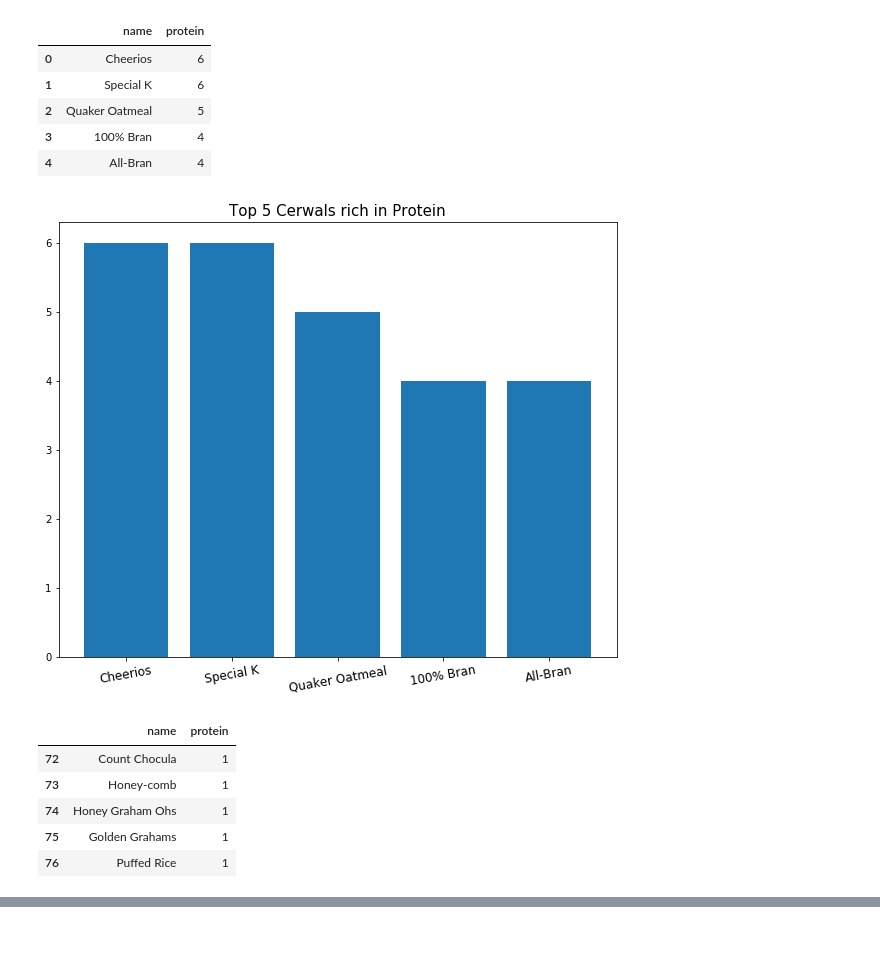
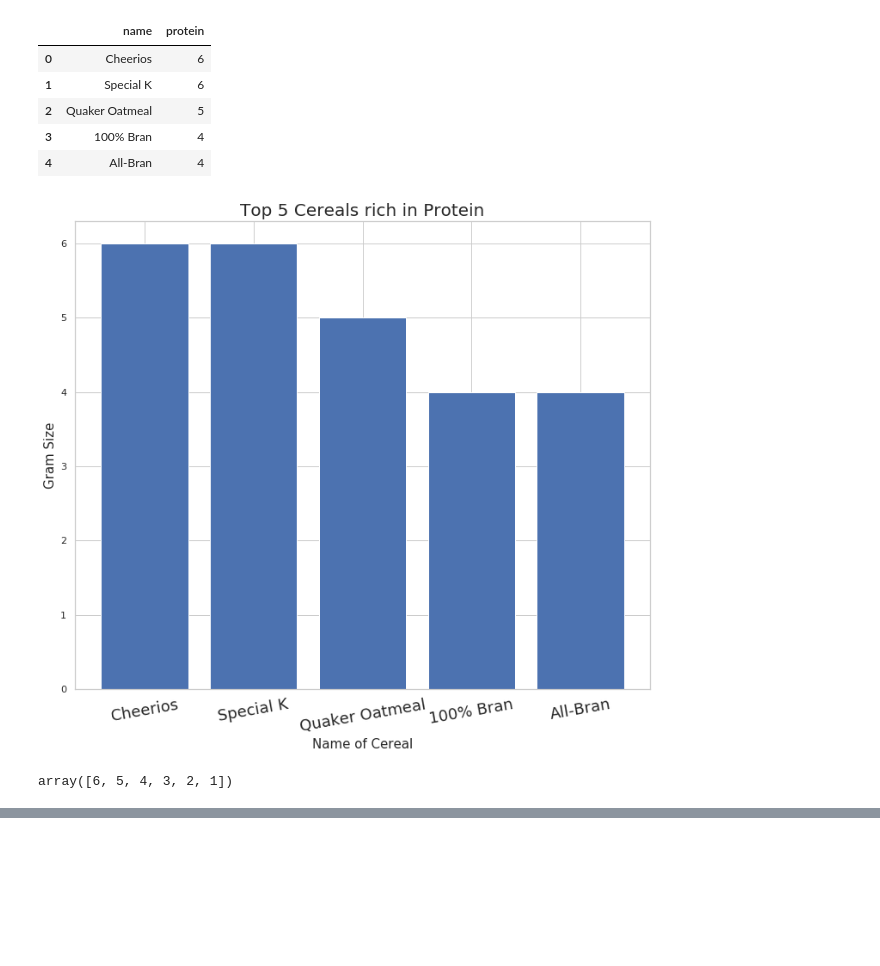
Before and after one commit to Patrick5455/statistics-ml-python, a Jupyter notebook: class_DS/tasks/cereals.csv/Redo.ipynb, the cells around one changed output, grey strips where cells are left out. Drawn from its saved outputs; the diff is of its cells as text; code cells hidden in the pictures; blank space fills up the shorter version.

```diff
--- a/class_DS/tasks/cereals.csv/Redo.ipynb
+++ b/class_DS/tasks/cereals.csv/Redo.ipynb
@@ -149,7 +150,7 @@ Wheaties Honey Gold  carbo          25.0  16.0     16.0
                      sugars         25.0  8.0       8.0
 Name: grams, Length: 231, dtype: float64
 # %%
-carbo_foods2= pd.DataFrame(carbo_foods2).sort_values(by='sum', ascending=False)
+carbo_foods2= pd.DataFrame(carbo_foods2).sort_values(by='sum', ascending=False).reset_index()
 # %%
 carbo_foods2
 # %% [output]
@@ -197,0 +186,12 @@ plt.show()
+# %%
+sns.set(style="whitegrid")
+plot = sns.catplot(x='name', y='grams',hue = 'Carbohydrates',  data=top5_carbo,
+           aspect=2, kind='bar', height=8, palette=["#001C7F", "#B1400D", '#12711C'])
+
+plt.title('Top 5 Cereals rich in Carbohydrates', fontsize=20)
+plt.xticks(rotation=0, fontsize=18)
+plt.xlabel('Name of Cereal', fontsize=15)
+plt.ylabel('Gram Size', fontsize=15)
+plot.despine(left=True)
+plt.savefig(format='png', fname='visuals2/top_carbo.png')
+plt.show()
@@ -202,3 +202,5 @@ low5_carbo = pd.Series(carbo_foods2.groupby('name')['grams'].sum()).sort_values(
+# %%
+low5_carbo = carbo_foods2.tail(15)
 # %%
 low5_carbo
 # %% [output]
@@ -218,0 +223,12 @@ plt.show()
+# %%
+sns.set(style="whitegrid")
+plot = sns.catplot(x='name', y='grams',hue = 'Carbohydrates',  data=low5_carbo,
+           aspect=2, kind='bar', height=8, palette=["#001C7F", "#B1400D", '#12711C'])
+
+plt.title('Lowest 5 Cereals rich in Carbohydrates', fontsize=20)
+plt.xticks(rotation=10, fontsize=18)
+plt.xlabel('Name of Cereal', fontsize=15)
+plt.ylabel('Gram Size', fontsize=15)
+plot.despine(left=True)
+plt.savefig(format='png', fname='visuals2/low_carbo.png')
+plt.show()
@@ -254,11 +272,15 @@ top5_protein
 | 3 | 100% Bran | 4 |
 | 4 | All-Bran | 4 |
 # %%
-plt.subplots(figsize=(10, 8))
+plt.subplots(figsize=(12, 10))
 plt.bar(x=top5_protein.name, height=top5_protein.protein)
-plt.title("Top 5 Cerwals rich in Protein", fontsize=15)
-plt.xticks(rotation=10, fontsize=12)
+plt.title("Top 5 Cereals rich in Protein", fontsize=20)
+plt.xticks(rotation=10, fontsize=18)
+plt.xlabel('Name of Cereal', fontsize=15)
+plt.ylabel('Gram Size', fontsize=15)
+plot.despine(left=True)
+plt.savefig(format='png', fname='visuals2/top_protein.png')
 plt.show()
 # %% [output]
-[figure, old version]
+[figure, new version]
 # %%
@@ -266,9 +288,4 @@ low5_protein = pd.Series(protein_foods2.groupby('name')['protein'].sum()).sort_v
 # %%
-low5_protein
+low5_protein.protein.unique()
 # %% [output]
-|  | name | protein |
-| 72 | Count Chocula | 1 |
-| 73 | Honey-comb | 1 |
-| 74 | Honey Graham Ohs | 1 |
-| 75 | Golden Grahams | 1 |
-| 76 | Puffed Rice | 1 |
+array([6, 5, 4, 3, 2, 1])
```
Also changed, not shown: parts of 23 cells of this notebook, 6 other files.
